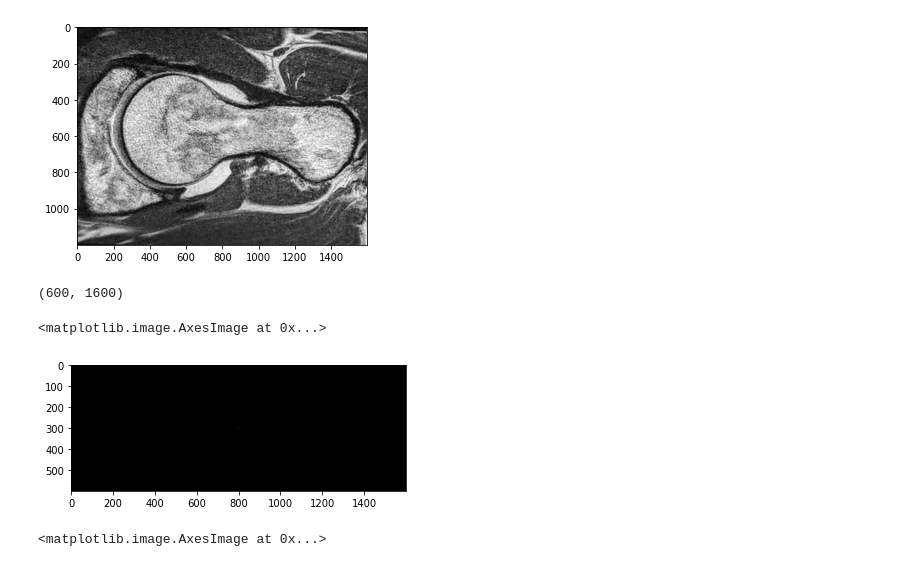
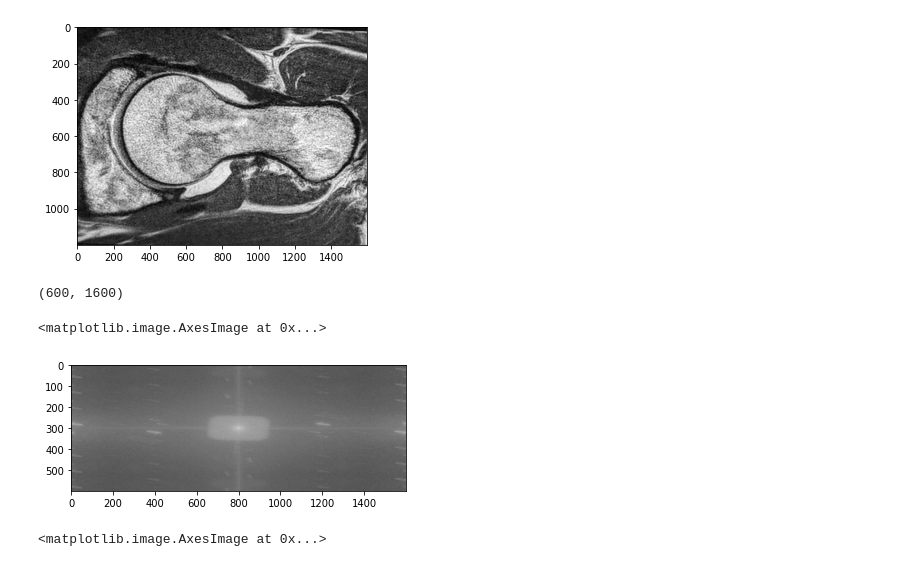
Before and after one commit to RInterested/MRI, a Jupyter notebook: MRI_Concepts.ipynb, the cells around one changed output. Cells and saved outputs as stored; diff of their text form; code cells hidden in the pictures.

```diff
--- a/MRI_Concepts.ipynb
+++ b/MRI_Concepts.ipynb
@@ -98,14 +105,14 @@ plt.imshow(img_back_hip, cmap = 'gray')
 # %%
 v = fhipshifted
 n = 2
 matv = v[np.arange(0,np.shape(v)[0],n)] # Takes out every other row off the frequencies.
 print(matv.shape)
-freqv = np.abs(matv)
+freqv = np.log(np.abs(matv))
 plt.imshow(freqv, cmap='gray')
 # %% [output]
 (600, 1600)
 <matplotlib.image.AxesImage at 0x...>
-[figure, old version]
+[figure, new version]
 # %%
 # inverse fft
 fv_ishift = np.fft.ifftshift(matv)
```
Also changed, not shown: parts of 6 cells of this notebook.
